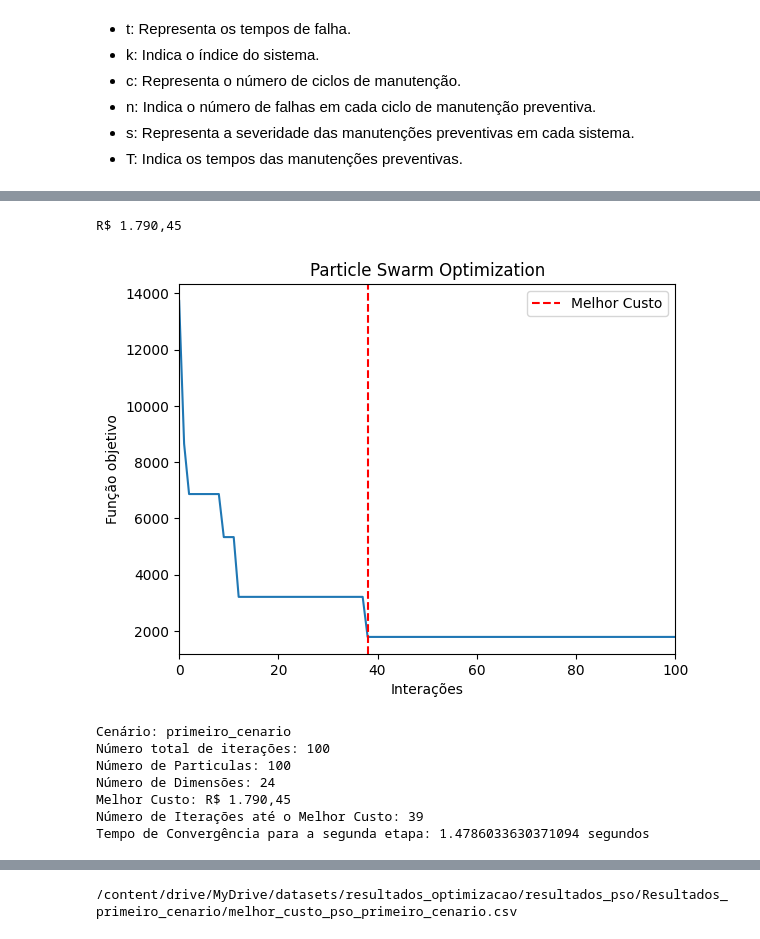
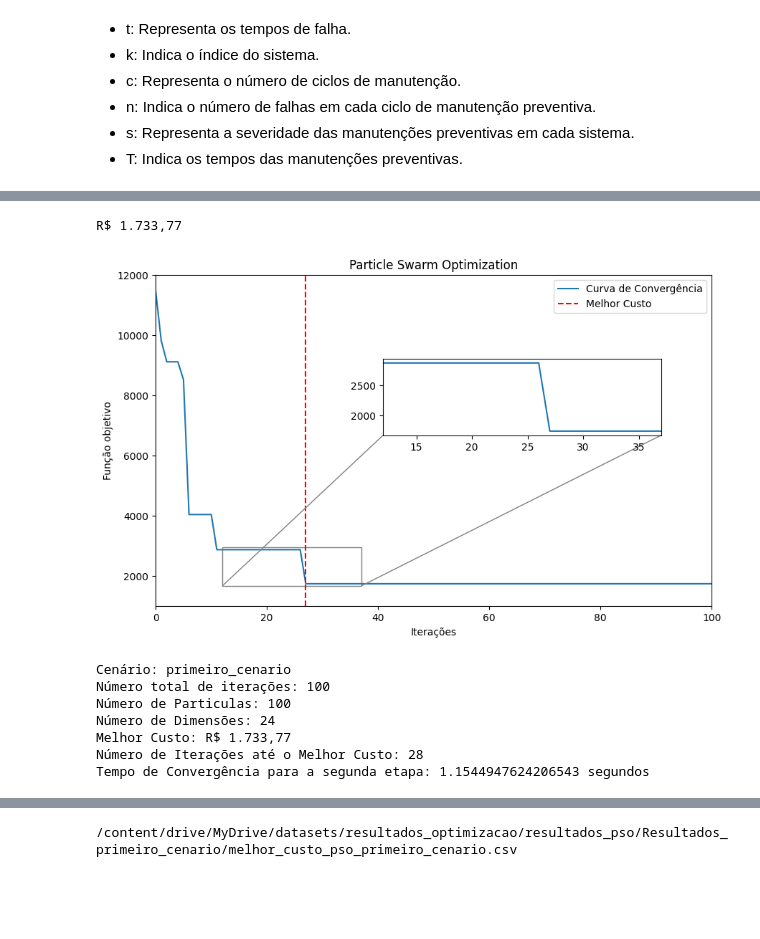
Before and after one commit to uervitonsantos/Otimizacao-Politicaca-Manutencao-Preventiva-Imperfeita, a Jupyter notebook: Algoritmo_PSO_para_otimização_de_custo_de_manutenção_preventiva_v15.ipynb, the cells around one changed output, grey strips where cells are left out. Cells and saved outputs as stored; diff of their text form; code cells hidden in the pictures; blank space fills up the shorter version.

```diff
--- a/Algoritmo_PSO_para_otimização_de_custo_de_manutenção_preventiva_v15.ipynb
+++ b/Algoritmo_PSO_para_otimização_de_custo_de_manutenção_preventiva_v15.ipynb
@@ -51,7 +52,7 @@ Drive already mounted at /content/drive; to attempt to forcibly remount, call dr
 # %%
 # Constantes criadas para representar alguns valores de teste no codigo
 
-MAX_VALUE_CUSTO = 15000 # Valor maximo para o custo total da otimização
+MAX_VALUE_CUSTO = 17000 # Valor maximo para o custo total da otimização
 fator_melhoria = 'expo' # Função exponencial selecionada. Há outras funções desenvolvidas
 DIAS_OBSERVADOS = 600 # Quantidade de dias observados no horizonte de planejamento. Para cada teste há uma quantidade de dia específico
 CMC = 15000 # Valor para o custo da manutenção corretiva
@@ -190,7 +191,7 @@ def custo_mp(s, CMP):
     dist = {0.2: 2000, 0.4: 4000, 0.5: 9000, 0.9: 12000}
     if not isinstance(s, list):
         s = [s]  # Transforma s em uma lista com um único elemento
-    cmp_f = np.sum([CMP if si < 0.2 or si > 0.9 else np.interp(si, [0.2, 0.4, 0.5, 0.9], [2000, 4000, 9000, 12000]) for si in s])
+    cmp_f = np.sum([CMP if si < 0.1 or si > 1.0 else np.interp(si, [0.2, 0.4, 0.5, 0.9], [2000, 4000, 9000, 12000]) for si in s])
     return cmp_f
 # %% [markdown]
 O 1.º cenário, considera o dataset fictício do trabalho do Dr Marco Coque Jr, com 5 sistema, observados por 600 dias, com MP realizada nos tempos 150, 250, 500 e 600, com custo de MP apresentado na tabela 1, com taxas de severidades de 40%, 50%, 90% e 20%, respectivamente  e MC fixa em "?"
@@ -342,7 +343,7 @@ Tempo de Convergência para a primeira etapa: 0.009799957275390625 segundos
 # %%
-# lamb = 149.46611911427442
-# beta = 3.7082881597847184
-# theta = 0.8860147939929904
+lamb = 148.0738165527265
+beta = 2.9738148965776925
+theta = 0.603936063904796
 
 solucao = [lamb, beta, theta]
 
@@ -747,4 +700,4 @@ print(numero_interacoes)
 melhorCusto = format_currency(best_cost)
 print(melhorCusto)
 # %% [output]
-R$ 1.790,45
+R$ 1.733,77
@@ -751,40 +707,60 @@ R$ 1.790,45
 # %%
 # Plotar gráfico de densidade da otimização
-plt.figure()
-plt.plot(cost_history)
-
-# Calcule o tempo total de convergência
-convergence_time_second_stage = end_time_second_stage - start_time_second_stage
 
 # Localizando o índice da melhor interação
 index_melhor_custo = cost_history.index(min(cost_history))
 
-# Plotando a linha vertical
-plt.axvline(index_melhor_custo, color='red', linestyle='--', label='Melhor Custo')
+# Criar a figura e o eixo principal
+fig, ax = plt.subplots(figsize=(10, 6))
+ax.plot(cost_history, label='Curva de Convergência')
+
+# Plotando a linha vertical no gráfico principal
+ax.axvline(index_melhor_custo, color='red', linestyle='--', label='Melhor Custo')
+
+# Labels e título
+ax.set_xlabel('Iterações')
+ax.set_xlim(0, len(cost_history) - 1)
+ax.set_ylabel('Função objetivo')
+plt.xlim(0, 100)
+plt.ylim(1000, 12000)
+ax.set_title('Particle Swarm Optimization')
 
 
-plt.xlabel('Interações')
-plt.xlim(0, max_iterations)
-plt.ylabel('Função objetivo')
-# plt.ylim(0, 1500)
-plt.title('Particle Swarm Optimization')
-plt.legend()
+# Adicionar a região de zoom
+# Definindo a área de interesse para o zoom
+x1, x2 = max(0, index_melhor_custo - 15), min(len(cost_history) - 1, index_melhor_custo + 10)
+y1, y2 = min(cost_history[x1:x2]) - 70, max(cost_history[x1:x2]) + 70
+
+# Criando o gráfico de zoom (posicionado para não sobrepor a linha de convergência)
+axins = zoomed_inset_axes(ax, zoom=2, loc='lower left', bbox_to_anchor=([0.4, 0.5, 0.3, 0.4]), bbox_transform=ax.transAxes)
+axins.plot(cost_history)
+axins.set_xlim(x1, x2)
+axins.set_ylim(y1, y2)
+
+# Remover ticks na área de zoom para limpar a visualização
+# plt.xticks(visible=False)
+# plt.yticks(visible=False)
+
+# Conectar a região de zoom com o gráfico principal
+mark_inset(ax, axins, loc1=3, loc2=4, fc="none", ec="0.5")
+
+ax.legend()
 plt.show()
 
 print("")
 print('Cenário:', CENARIO)
 print("Número total de iterações:", max_iterations)
 print("Número de Particulas:", num_particles)
 print("Número de Dimensões:", dimensions)
 print("Melhor Custo:", melhorCusto)
 print("Número de Iterações até o Melhor Custo:", numero_interacoes)
 print("Tempo de Convergência para a segunda etapa:", convergence_time_second_stage, "segundos")
 # %% [output]
-[figure, old version]
+[figure, new version]
 Cenário: primeiro_cenario
 Número total de iterações: 100
 Número de Particulas: 100
 Número de Dimensões: 24
-Melhor Custo: R$ 1.790,45
-Número de Iterações até o Melhor Custo: 39
-Tempo de Convergência para a segunda etapa: 1.4786033630371094 segundos
+Melhor Custo: R$ 1.733,77
+Número de Iterações até o Melhor Custo: 28
+Tempo de Convergência para a segunda etapa: 1.1544947624206543 segundos
```
Also changed, not shown: parts of 23 cells of this notebook.
